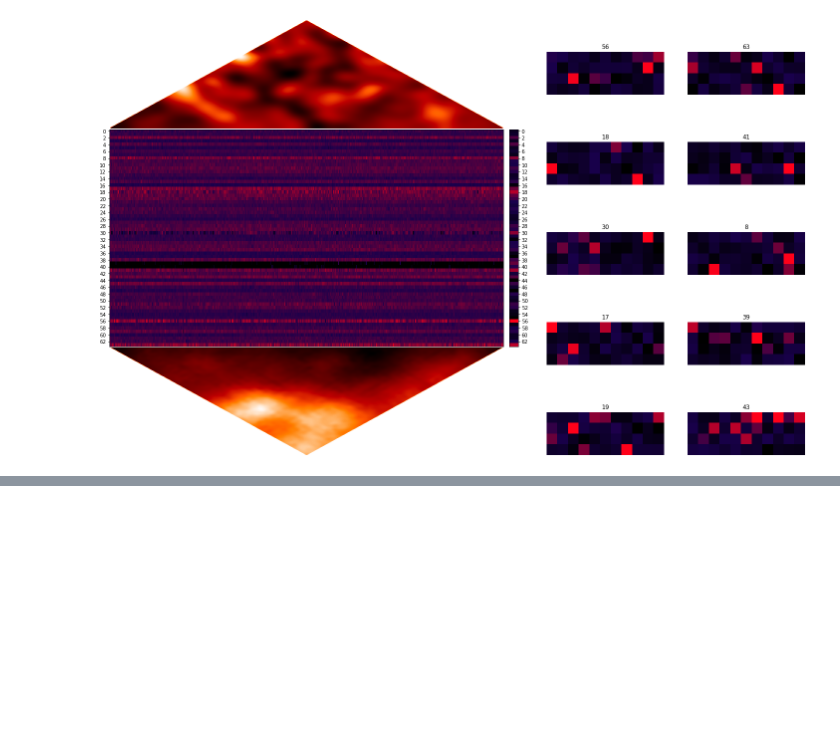
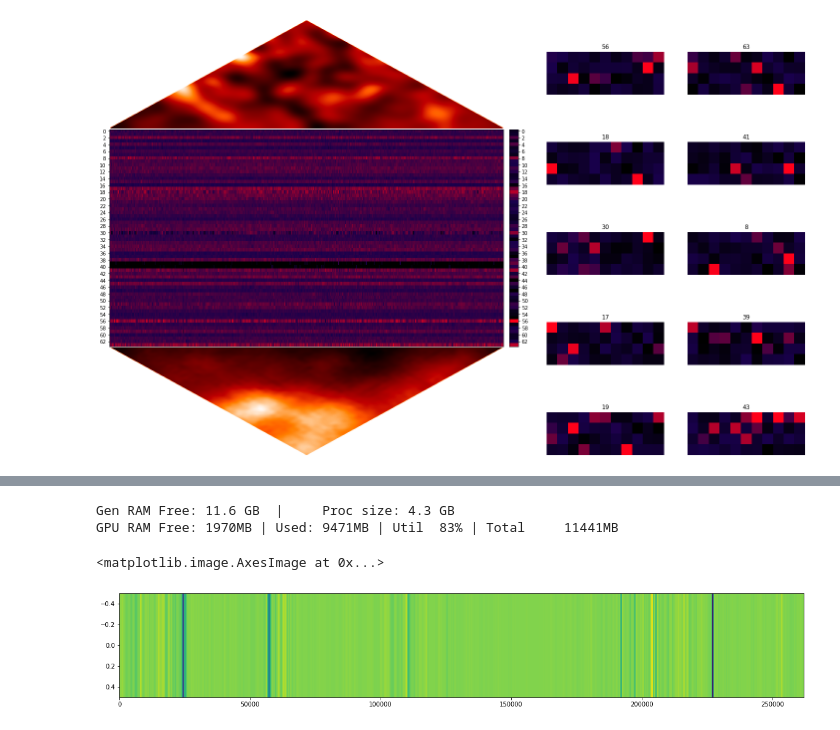
Before and after one commit to ashkolikov/chimaera, a Jupyter notebook: Human.ipynb, the cells around one changed output, grey strips where cells are left out. Cells and saved outputs as stored; diff of their text form; code cells hidden in the pictures; blank space fills up the shorter version.

```diff
--- a/Human.ipynb
+++ b/Human.ipynb
@@ -524,0 +563,16 @@ Model.graphic_analisis(1)
+# %%
+import psutil
+import humanize
+import os
+import GPUtil as GPU
+GPUs = GPU.getGPUs()
+# XXX: only one GPU on Colab and isn’t guaranteed
+gpu = GPUs[0]
+def printm():
+    process = psutil.Process(os.getpid())
+    print("Gen RAM Free: " + humanize.naturalsize(psutil.virtual_memory().available), " |     Proc size: " + humanize.naturalsize(process.memory_info().rss))
+    print("GPU RAM Free: {0:.0f}MB | Used: {1:.0f}MB | Util {2:3.0f}% | Total     {3:.0f}MB".format(gpu.memoryFree, gpu.memoryUsed, gpu.memoryUtil*100, gpu.memoryTotal))
+printm()
+# %% [output]
+Gen RAM Free: 11.6 GB  |     Proc size: 4.3 GB
+GPU RAM Free: 1970MB | Used: 9471MB | Util  83% | Total     11441MB
@@ -524,0 +652,8 @@ Model.graphic_analisis(1)
+# %%
+plt.figure(figsize=(20,10))
+from scipy.ndimage import gaussian_filter1d
+heatmap = gaussian_filter1d(np.mean(intgrad[0], axis=1), 200)
+plt.imshow(heatmap[None,...], aspect=40000, interpolation='none')
+# %% [output]
+<matplotlib.image.AxesImage at 0x...>
+[figure, added]
```
Also changed, not shown: parts of 31 cells of this notebook.
